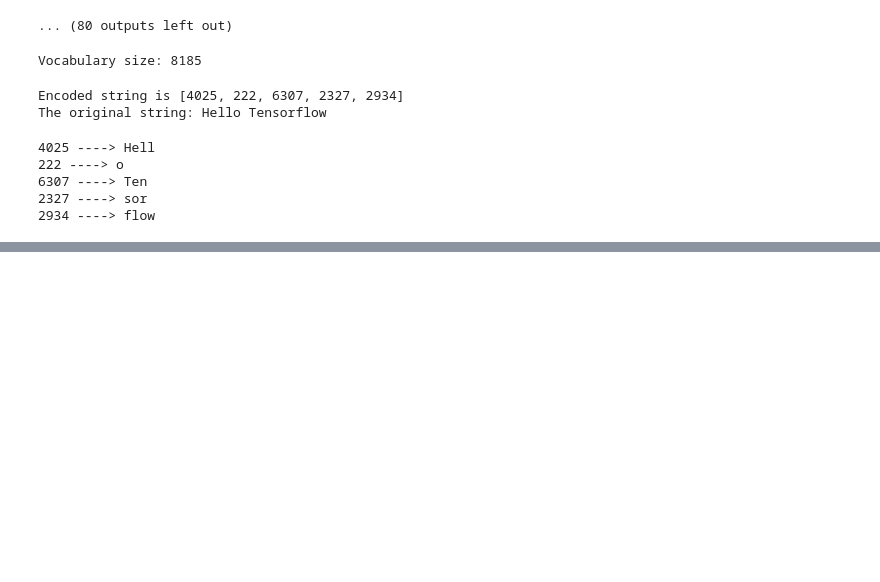
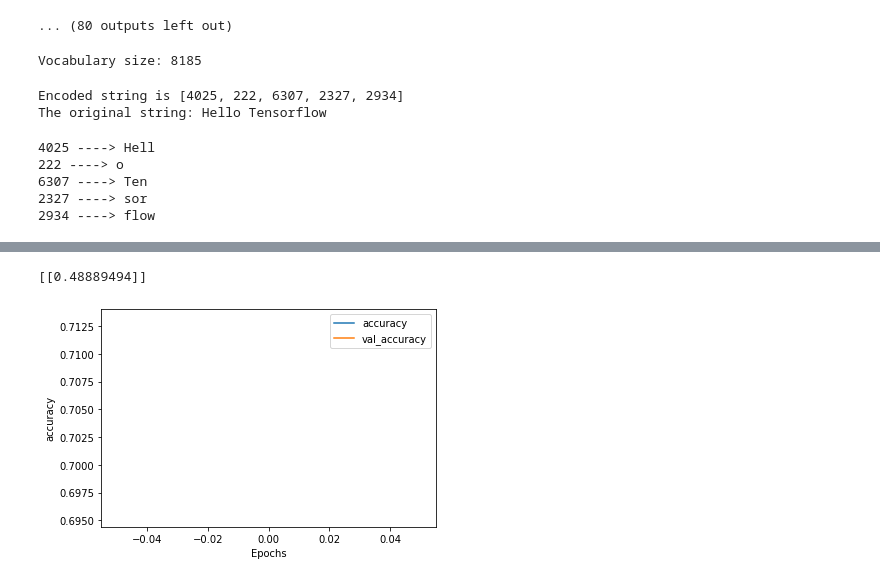
Before and after one commit to sourcecode369/TensorFlow-2.0, a Jupyter notebook: tensorflow_2.0_docs/TensorFlow Core/Tutorials/Text/Text_Classification_with_RNN.ipynb, the cells around one changed output, grey strips where cells are left out. Cells and saved outputs as stored; diff of their text form; code cells hidden in the pictures; blank space fills up the shorter version.

Commit message:
add text classification notebook

```diff
--- a/tensorflow_2.0_docs/TensorFlow Core/Tutorials/Text/Text_Classification_with_RNN.ipynb
+++ b/tensorflow_2.0_docs/TensorFlow Core/Tutorials/Text/Text_Classification_with_RNN.ipynb
@@ -82,9 +82,17 @@ test_dataset = test_dataset.padded_batch(BATCH_SIZE, tf.compat.v1.data.get_outpu
 model = tf.keras.Sequential([
     tf.keras.layers.Embedding(encoder.vocab_size, 64),
     tf.keras.layers.Bidirectional(tf.keras.layers.LSTM(64)),
+    tf.keras.layers.Dense(256, activation='relu'),
     tf.keras.layers.Dense(128, activation='relu'),
-    tf.keras.layers.Dense(64, activation='relu'),
     tf.keras.layers.Dense(1, activation='sigmoid')
 ])
 # %%
-model.compile(loss='binary_crossentropy', optimizer='adam',metrics=['accuracy'])
+model.compile(loss='binary_crossentropy',
+              optimizer='adam',
+              metrics=['accuracy'])
+# %%
+history = model.fit(train_dataset,
+                    epochs=1,
+                    validation_data = test_dataset,
+                    validation_steps = 30,
+                    verbose=1)
@@ -90,0 +114,10 @@ model.compile(loss='binary_crossentropy', optimizer='adam',metrics=['accuracy'])
+# %%
+sample_pred_text = ('The movie was cool. The animation and the graphics - were out of the worlx. I would recommend this movie to all')
+predictions = sample_predictions(sample_pred_text, pad=False)
+print(predictions)
+# %% [output]
+[[0.48889494]]
+# %%
+plot_graphs(history, 'accuracy')
+# %% [output]
+[figure, added]
```
Also changed, not shown: parts of 13 cells of this notebook.
